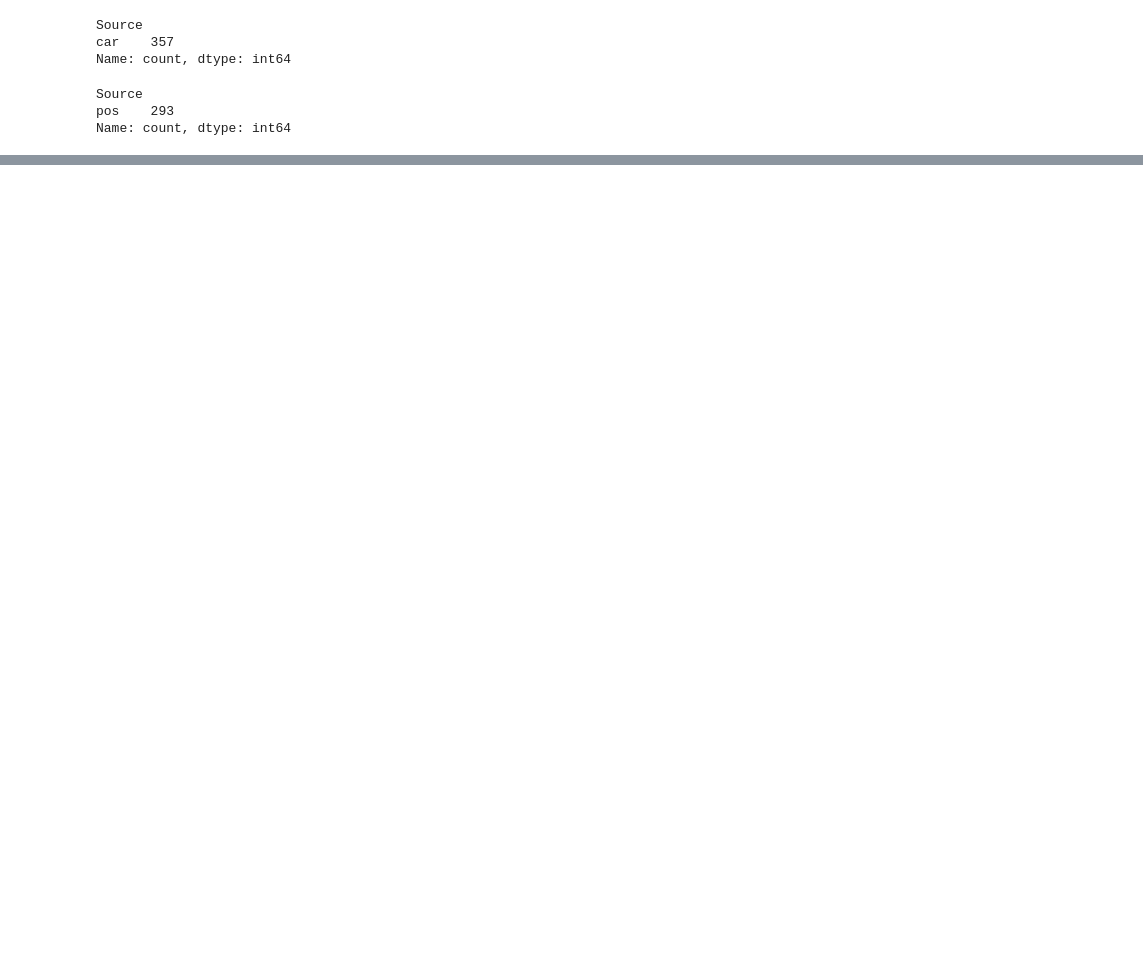
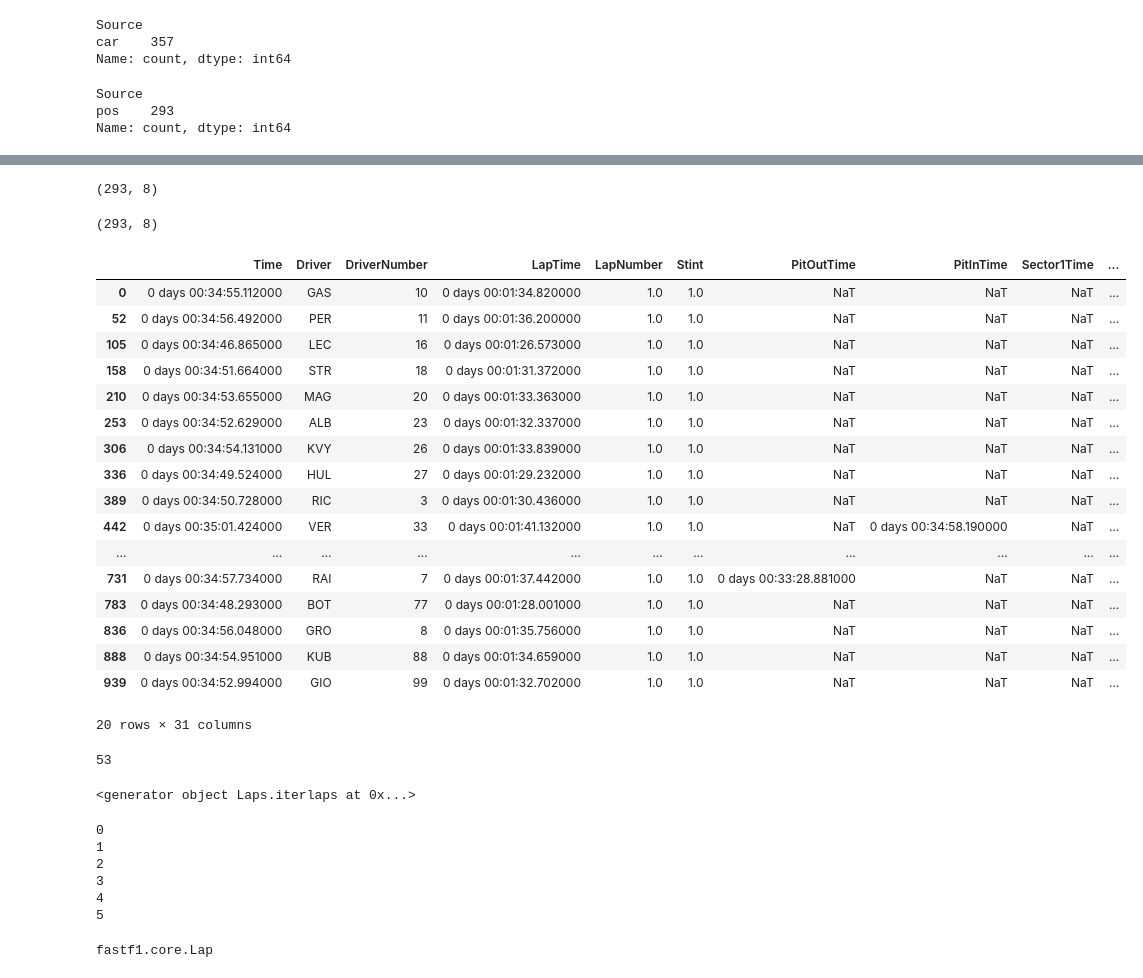
Before and after one commit to prathameshbadve/f1_ds_project, a Jupyter notebook: notebooks/data_exploration/telemetry_data_exploration.ipynb, the cells around one changed output, grey strips where cells are left out. Saved outputs shown, nothing was run; the diff lists cells and outputs as text; code cells hidden in the pictures; blank space fills up the shorter version.

Commit message:
exploring how the telemetry data from the API works

```diff
--- a/notebooks/data_exploration/telemetry_data_exploration.ipynb
+++ b/notebooks/data_exploration/telemetry_data_exploration.ipynb
@@ -241,0 +189,37 @@ session.session_info
+# %%
+tele_df.shape
+# %% [output]
+(293, 8)
+# %%
+pos_data_sample_lap.shape
+# %% [output]
+(293, 8)
+# %%
+laps_copy = laps.copy()
+# %%
+lap_copy = laps_copy.pick_laps(1)
+lap_copy
+# %% [output]
+|  | Time | Driver | DriverNumber | LapTime | LapNumber | Stint | PitOutTime | PitInTime | Sector1Time | ... |
+| 0 | 0 days 00:34:55.112000 | GAS | 10 | 0 days 00:01:34.820000 | 1.0 | 1.0 | NaT | NaT | NaT | ... |
+| 52 | 0 days 00:34:56.492000 | PER | 11 | 0 days 00:01:36.200000 | 1.0 | 1.0 | NaT | NaT | NaT | ... |
+| 105 | 0 days 00:34:46.865000 | LEC | 16 | 0 days 00:01:26.573000 | 1.0 | 1.0 | NaT | NaT | NaT | ... |
+| 158 | 0 days 00:34:51.664000 | STR | 18 | 0 days 00:01:31.372000 | 1.0 | 1.0 | NaT | NaT | NaT | ... |
+| 210 | 0 days 00:34:53.655000 | MAG | 20 | 0 days 00:01:33.363000 | 1.0 | 1.0 | NaT | NaT | NaT | ... |
+| 253 | 0 days 00:34:52.629000 | ALB | 23 | 0 days 00:01:32.337000 | 1.0 | 1.0 | NaT | NaT | NaT | ... |
+| 306 | 0 days 00:34:54.131000 | KVY | 26 | 0 days 00:01:33.839000 | 1.0 | 1.0 | NaT | NaT | NaT | ... |
+| 336 | 0 days 00:34:49.524000 | HUL | 27 | 0 days 00:01:29.232000 | 1.0 | 1.0 | NaT | NaT | NaT | ... |
+| 389 | 0 days 00:34:50.728000 | RIC | 3 | 0 days 00:01:30.436000 | 1.0 | 1.0 | NaT | NaT | NaT | ... |
+| 442 | 0 days 00:35:01.424000 | VER | 33 | 0 days 00:01:41.132000 | 1.0 | 1.0 | NaT | 0 days 00:34:58.190000 | NaT | ... |
+| ... | ... | ... | ... | ... | ... | ... | ... | ... | ... | ... |
+| 731 | 0 days 00:34:57.734000 | RAI | 7 | 0 days 00:01:37.442000 | 1.0 | 1.0 | 0 days 00:33:28.881000 | NaT | NaT | ... |
+| 783 | 0 days 00:34:48.293000 | BOT | 77 | 0 days 00:01:28.001000 | 1.0 | 1.0 | NaT | NaT | NaT | ... |
+| 836 | 0 days 00:34:56.048000 | GRO | 8 | 0 days 00:01:35.756000 | 1.0 | 1.0 | NaT | NaT | NaT | ... |
+| 888 | 0 days 00:34:54.951000 | KUB | 88 | 0 days 00:01:34.659000 | 1.0 | 1.0 | NaT | NaT | NaT | ... |
+| 939 | 0 days 00:34:52.994000 | GIO | 99 | 0 days 00:01:32.702000 | 1.0 | 1.0 | NaT | NaT | NaT | ... |
+20 rows × 31 columns
+# %%
+total_laps = session.total_laps
+total_laps
+# %% [output]
+53
@@ -241,0 +228,19 @@ session.session_info
+# %%
+iterator
+# %% [output]
+<generator object Laps.iterlaps at 0x...>
+# %%
+for int, l in iterator:
+    while int < 2:
+        print(f"{int}")
+# %% [output]
+0
+1
+2
+3
+4
+5
+# %%
+type(l)
+# %% [output]
+fastf1.core.Lap
```
Also changed, not shown: parts of 27 cells of this notebook.
